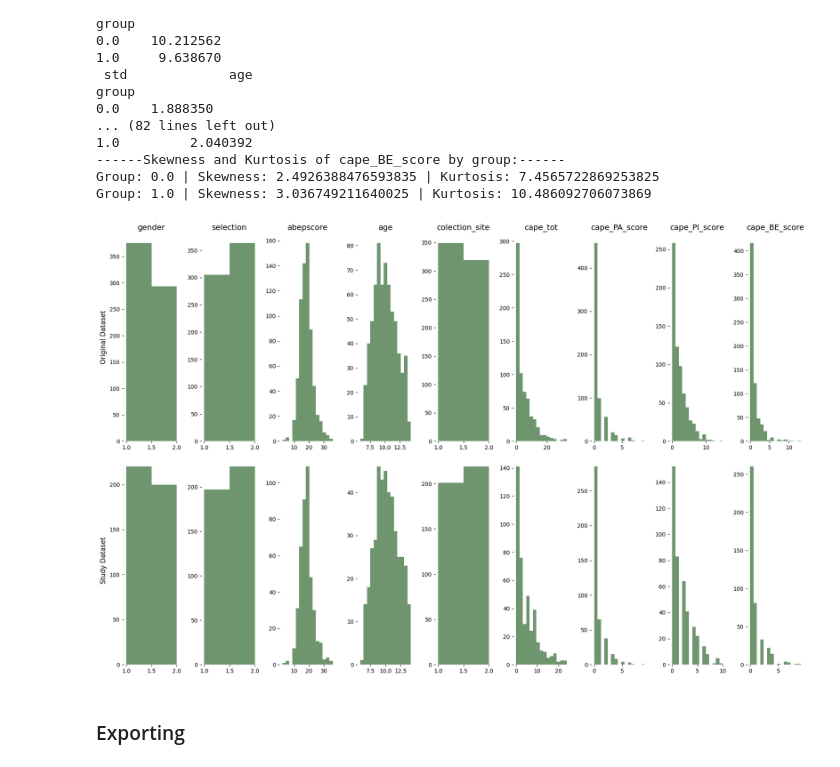
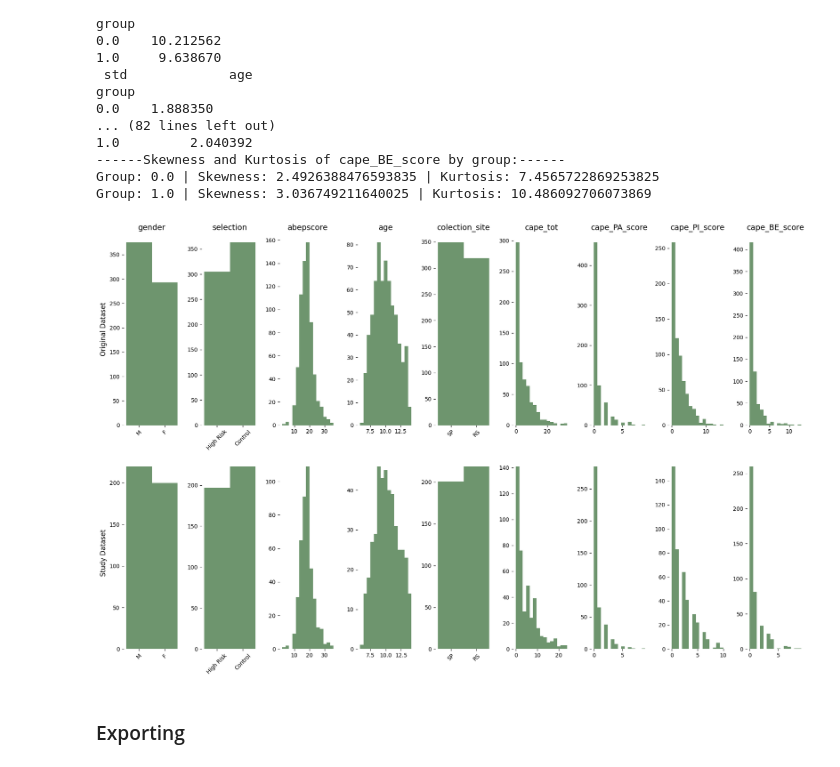
Before and after one commit to angeloodr/INPD-neuroimage-cape, a Jupyter notebook: code/organizing_dataset.ipynb, the cells around one changed output. Drawn from its saved outputs; the diff is of its cells as text; code cells hidden in the pictures.

Commit message:
new plots

```diff
--- a/code/organizing_dataset.ipynb
+++ b/code/organizing_dataset.ipynb
@@ -297,17 +317,12 @@ df_inicial.loc[~df_inicial['sub_id'].isin(df_final_final['sub_id']), 'group'] =
 # substitute missing value to 0 for the group variable in df_inicial
 df_inicial['group'] = df_inicial['group'].fillna(0)
 
-model_exclusion = smf.logit(
-    "group ~ age + C(selection) + C(gender) + abepscore + C(colection_site) + cape_tot",
-    data=df_inicial
-).fit()
-
-model_exclusion_subdomains = smf.logit(
-    "group ~ age + C(selection) + C(gender) + abepscore + C(colection_site) + cape_PA_score + cape_PI_score + cape_BE_score",
-    data=df_inicial
-).fit()
-
-print(model_exclusion.summary())
-print(model_exclusion_subdomains.summary())
+for item in ['age', 'C(selection)', 'C(gender)', 'abepscore', 'C(colection_site)', 'cape_tot', 'cape_PA_score', 'cape_PI_score', 'cape_BE_score']:
+    model_exclusion = smf.logit(
+        f"group ~ {item}",
+        data=df_inicial
+    ).fit()
+    print(f"Logistic regression for {item}:")
+    print(model_exclusion.summary())
 # %% [output]
 Optimization terminated successfully.
@@ -442,34 +457,44 @@ for idf, data_frame in enumerate([df_inicial, df_final_final]):
             # Plotar apenas o histograma para variáveis categóricas
             plt.hist(data, bins=2 ,alpha=0.6, color="#0d4f0d", label='Histograma')
             if idf == 0:
                 plt.title(f'{var}', fontsize=14)
+            # adicinar eixo x perconalizado para variáveis categóricas
+            # se for gender utilizar M no lugar do 1.25 e F no lugar do 1.75
+            if var == 'gender':
+                    plt.xticks(ticks=[1.25, 1.75], labels=['M', 'F'], rotation=45)
+            # se for selection utilizar High Risk no lugar do 1.25 e Control no lugar do 1.75
+            if var == 'selection':
+                    plt.xticks(ticks=[1.25, 1.75], labels=['High Risk', 'Control'], rotation=45)
+            # se for conlection_site utilizar SP no lugar do 1.25 e RS no lugar do 1.75
+            if var == 'colection_site':
+                    plt.xticks(ticks=[1.25, 1.75], labels=['SP', 'RS'], rotation=45)
         else:
 
             # Plotar o histograma da variável
             plt.hist(data, bins=15, density=False, alpha=0.6, color="#0d4f0d", label='Histograma')
 
             if idf == 0:
                 plt.title(f'{var}', fontsize=14)
 
 
         # Adicionar o nome do eixo Y apenas para o primeiro gráfico de cada linha
         if indexx == 0:
             plt.ylabel(paper_titles[idf], fontsize=12)
 
         # Remover o eixo vertical e os valores do gráfico
         # plt.gca().axes.get_xaxis().set_visible(False)  # Esconde o eixo Y
         plt.gca().spines['left'].set_visible(False)    # Remove a linha do eixo Y
         plt.gca().spines['right'].set_visible(False)   # Remove a linha do eixo Y
         plt.gca().spines['top'].set_visible(False)     # Remove a linha do eixo superior
         plt.gca().spines['bottom'].set_visible(False)  # Remove a linha do eixo inferior
 
 
 
 # Ajustar o layout para evitar sobreposição
 plt.tight_layout(rect=[0, 0, 1, 0.97])  # Deixar espaço no topo para os títulos
 plt.show()
 # %% [output]
-[figure, old version]
+[figure, new version]
 # %% [markdown]
 ### Exporting
 # %%
```
Also changed, not shown: parts of 2 cells of this notebook.
